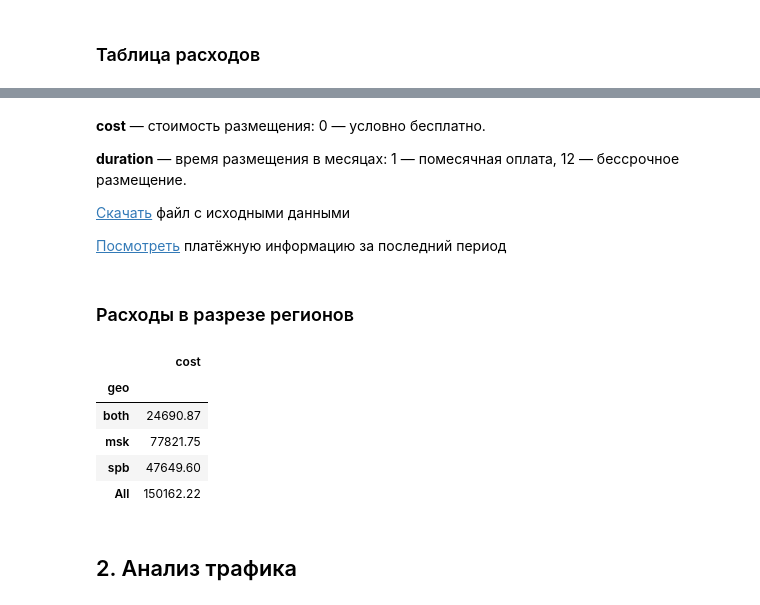
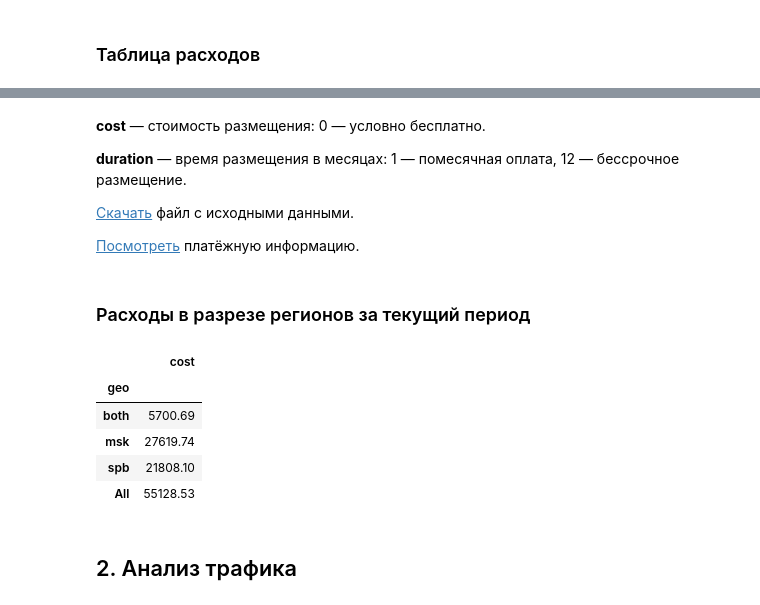
Before and after one commit to salon-love-forever/reports, a Jupyter notebook: salon-love-forever.ru.ipynb, the cells around one changed output, grey strips where cells are left out. Cells and saved outputs as stored; diff of their text form; code cells hidden in the pictures.

```diff
--- a/salon-love-forever.ru.ipynb
+++ b/salon-love-forever.ru.ipynb
@@ -55,22 +55,22 @@ data.ix[curr_month]
 
 **duration** — время размещения в месяцах: 1 — помесячная оплата, 12 — бессрочное размещение.
 
-<a href="https://yadi.sk/d/Nh-WeRpo3Jfskg">Скачать</a> файл с исходными данными
+<a href="https://yadi.sk/d/Nh-WeRpo3Jfskg">Скачать</a> файл с исходными данными.
 
-<a href="https://yadi.sk/d/1EXvjiS13JZEna">Посмотреть</a> платёжную информацию за последний период
+<a href="https://yadi.sk/d/1EXvjiS13JZEna">Посмотреть</a> платёжную информацию.
 # %% [markdown]
-### Расходы в разрезе регионов
+### Расходы в разрезе регионов за текущий период
 # %%
 #data.groupby('reg')[['cost']].sum()
-pd.pivot_table(data, values='cost', index=['geo'],
+pd.pivot_table(data.ix[curr_month], values='cost', index=['geo'],
                         aggfunc=sum, margins=True).to_frame()
 # %% [output]
 |  | cost |
 | geo |  |
-| both | 24690.87 |
-| msk | 77821.75 |
-| spb | 47649.60 |
-| All | 150162.22 |
+| both | 5700.69 |
+| msk | 27619.74 |
+| spb | 21808.10 |
+| All | 55128.53 |
 # %% [markdown]
 ## 2. Анализ трафика
 # %% [markdown]
```
Also changed, not shown: parts of 21 cells of this notebook.
